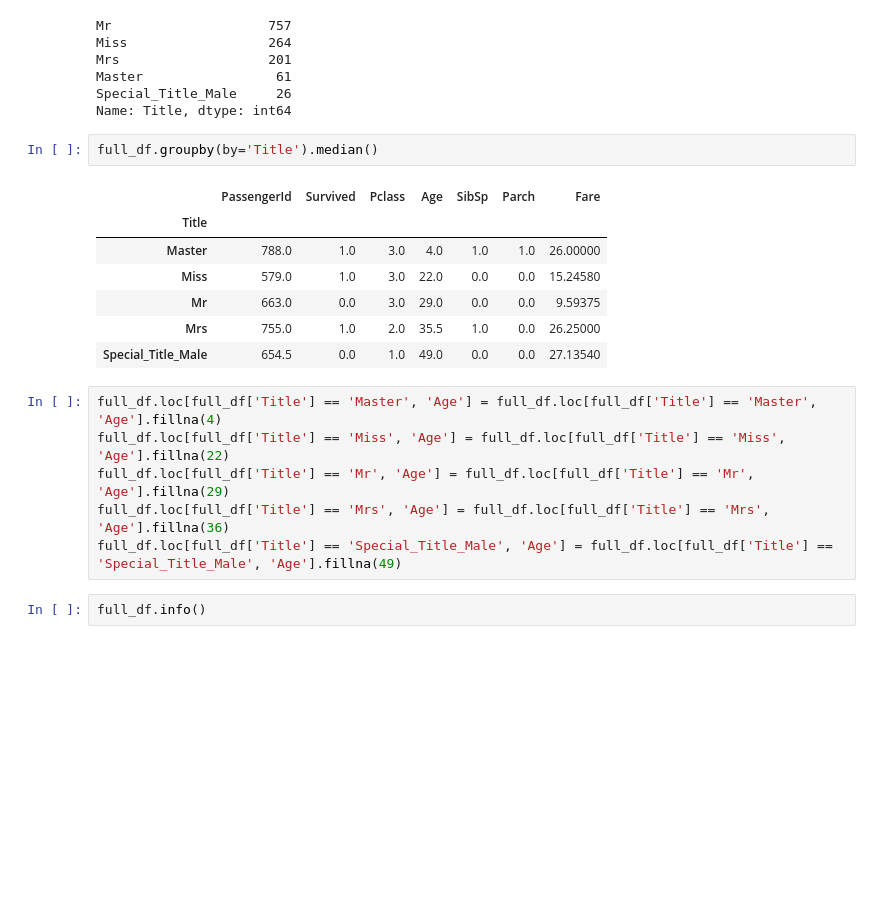
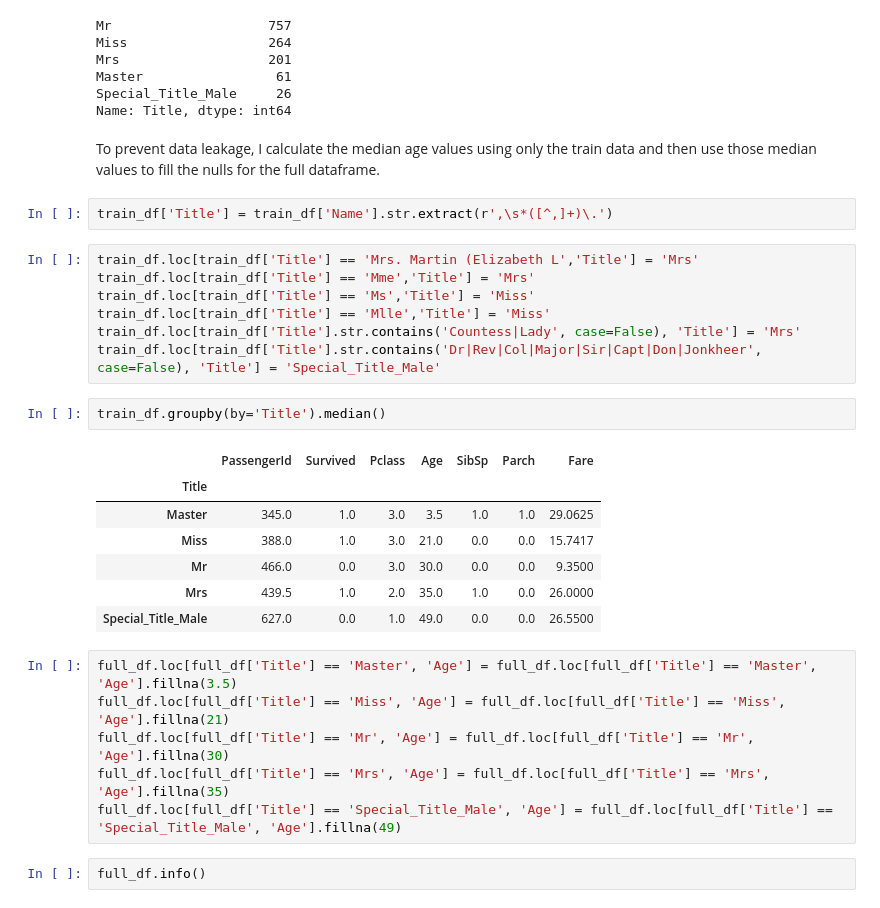
Before and after one commit to ahendricks2/Titanic, a Jupyter notebook: Main_Notebook.ipynb, the cells around one changed output. Saved outputs shown, nothing was run; the diff lists cells and outputs as text; blank space fills up the shorter version.

Commit message:
updated markdown and corrected data cleaning

```diff
--- a/Main_Notebook.ipynb
+++ b/Main_Notebook.ipynb
@@ -247,21 +247,32 @@ Mrs                   201
 Master                 61
 Special_Title_Male     26
 Name: Title, dtype: int64
+# %% [markdown]
+To prevent data leakage, I calculate the median age values using only the train data and then use those median values to fill the nulls for the full dataframe.
+# %%
+train_df['Title'] = train_df['Name'].str.extract(r',\s*([^,]+)\.')
+# %%
+train_df.loc[train_df['Title'] == 'Mrs. Martin (Elizabeth L','Title'] = 'Mrs'
+train_df.loc[train_df['Title'] == 'Mme','Title'] = 'Mrs'
+train_df.loc[train_df['Title'] == 'Ms','Title'] = 'Miss'
+train_df.loc[train_df['Title'] == 'Mlle','Title'] = 'Miss'
+train_df.loc[train_df['Title'].str.contains('Countess|Lady', case=False), 'Title'] = 'Mrs'
+train_df.loc[train_df['Title'].str.contains('Dr|Rev|Col|Major|Sir|Capt|Don|Jonkheer', case=False), 'Title'] = 'Special_Title_Male'
 # %%
-full_df.groupby(by='Title').median()
+train_df.groupby(by='Title').median()
 # %% [output]
 |  | PassengerId | Survived | Pclass | Age | SibSp | Parch | Fare |
 | Title |  |  |  |  |  |  |  |
-| Master | 788.0 | 1.0 | 3.0 | 4.0 | 1.0 | 1.0 | 26.00000 |
-| Miss | 579.0 | 1.0 | 3.0 | 22.0 | 0.0 | 0.0 | 15.24580 |
-| Mr | 663.0 | 0.0 | 3.0 | 29.0 | 0.0 | 0.0 | 9.59375 |
-| Mrs | 755.0 | 1.0 | 2.0 | 35.5 | 1.0 | 0.0 | 26.25000 |
-| Special_Title_Male | 654.5 | 0.0 | 1.0 | 49.0 | 0.0 | 0.0 | 27.13540 |
+| Master | 345.0 | 1.0 | 3.0 | 3.5 | 1.0 | 1.0 | 29.0625 |
+| Miss | 388.0 | 1.0 | 3.0 | 21.0 | 0.0 | 0.0 | 15.7417 |
+| Mr | 466.0 | 0.0 | 3.0 | 30.0 | 0.0 | 0.0 | 9.3500 |
+| Mrs | 439.5 | 1.0 | 2.0 | 35.0 | 1.0 | 0.0 | 26.0000 |
+| Special_Title_Male | 627.0 | 0.0 | 1.0 | 49.0 | 0.0 | 0.0 | 26.5500 |
 # %%
-full_df.loc[full_df['Title'] == 'Master', 'Age'] = full_df.loc[full_df['Title'] == 'Master', 'Age'].fillna(4)
-full_df.loc[full_df['Title'] == 'Miss', 'Age'] = full_df.loc[full_df['Title'] == 'Miss', 'Age'].fillna(22)
-full_df.loc[full_df['Title'] == 'Mr', 'Age'] = full_df.loc[full_df['Title'] == 'Mr', 'Age'].fillna(29)
-full_df.loc[full_df['Title'] == 'Mrs', 'Age'] = full_df.loc[full_df['Title'] == 'Mrs', 'Age'].fillna(36)
+full_df.loc[full_df['Title'] == 'Master', 'Age'] = full_df.loc[full_df['Title'] == 'Master', 'Age'].fillna(3.5)
+full_df.loc[full_df['Title'] == 'Miss', 'Age'] = full_df.loc[full_df['Title'] == 'Miss', 'Age'].fillna(21)
+full_df.loc[full_df['Title'] == 'Mr', 'Age'] = full_df.loc[full_df['Title'] == 'Mr', 'Age'].fillna(30)
+full_df.loc[full_df['Title'] == 'Mrs', 'Age'] = full_df.loc[full_df['Title'] == 'Mrs', 'Age'].fillna(35)
 full_df.loc[full_df['Title'] == 'Special_Title_Male', 'Age'] = full_df.loc[full_df['Title'] == 'Special_Title_Male', 'Age'].fillna(49)
 # %%
 full_df.info()
```
Also changed, not shown: parts of 28 cells of this notebook.
